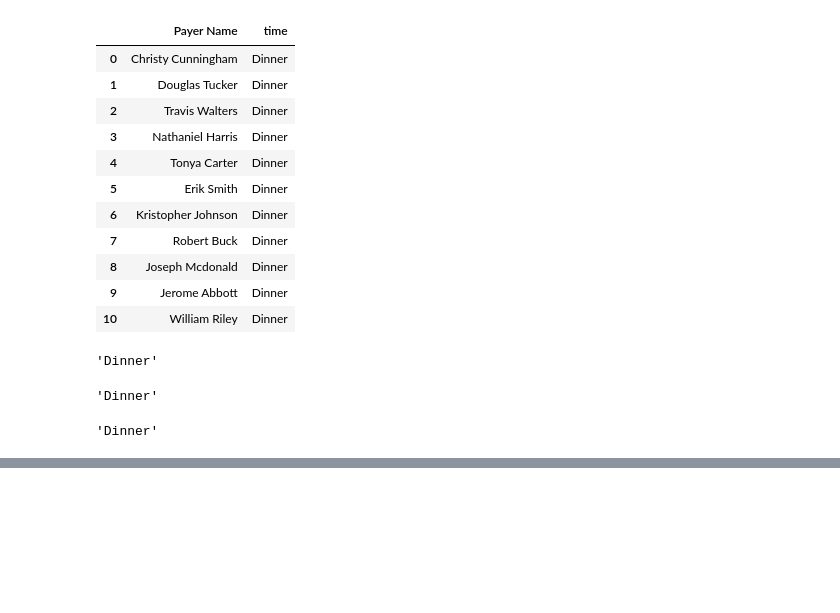
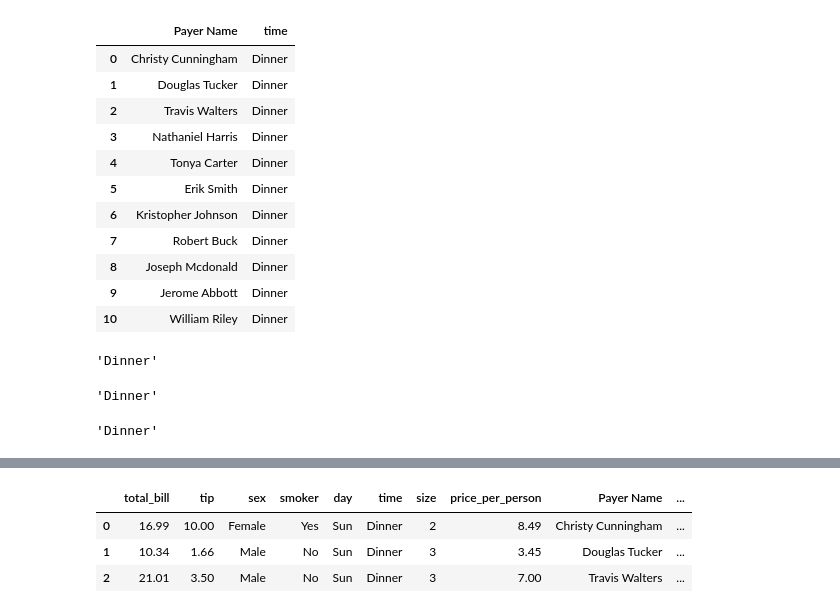
Before and after one commit to BradJKim/Data-Visualization, a Jupyter notebook: data.ipynb, the cells around one changed output, grey strips where cells are left out. Drawn from its saved outputs; the diff is of its cells as text; code cells hidden in the pictures; blank space fills up the shorter version.

```diff
--- a/data.ipynb
+++ b/data.ipynb
@@ -282,0 +388,7 @@ data.at[0, "time"]
+# %%
+s1 = pd.Series(np.random.randint(1, 101, size=len(data)), index=range(0,len(data)))
+print(s1)
+
+data["Random Number"] = s1
+
+data[data["Random Number"] == 100]
@@ -282,0 +411,6 @@ data.at[0, "time"]
+# %%
+data.at[0, "smoker"] = "Yes"
+
+data.iat[0, 1] = 10
+
+data.loc[0]
@@ -282,0 +431,10 @@ data.at[0, "time"]
+# %%
+data.loc[:, "Random Number"] = np.array([5] * len(data))
+# difference between pandas series and numpy array is the start index
+
+data.head(3)
+# %% [output]
+|  | total_bill | tip | sex | smoker | day | time | size | price_per_person | Payer Name | ... |
+| 0 | 16.99 | 10.00 | Female | Yes | Sun | Dinner | 2 | 8.49 | Christy Cunningham | ... |
+| 1 | 10.34 | 1.66 | Male | No | Sun | Dinner | 3 | 3.45 | Douglas Tucker | ... |
+| 2 | 21.01 | 3.50 | Male | No | Sun | Dinner | 3 | 7.00 | Travis Walters | ... |
```
Also changed, not shown: parts of 16 cells of this notebook.
